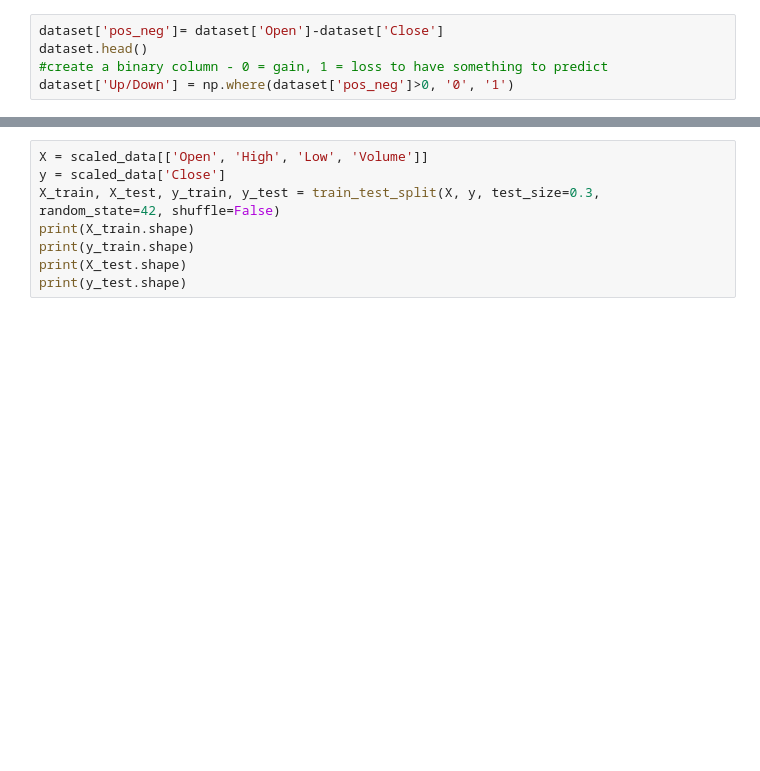
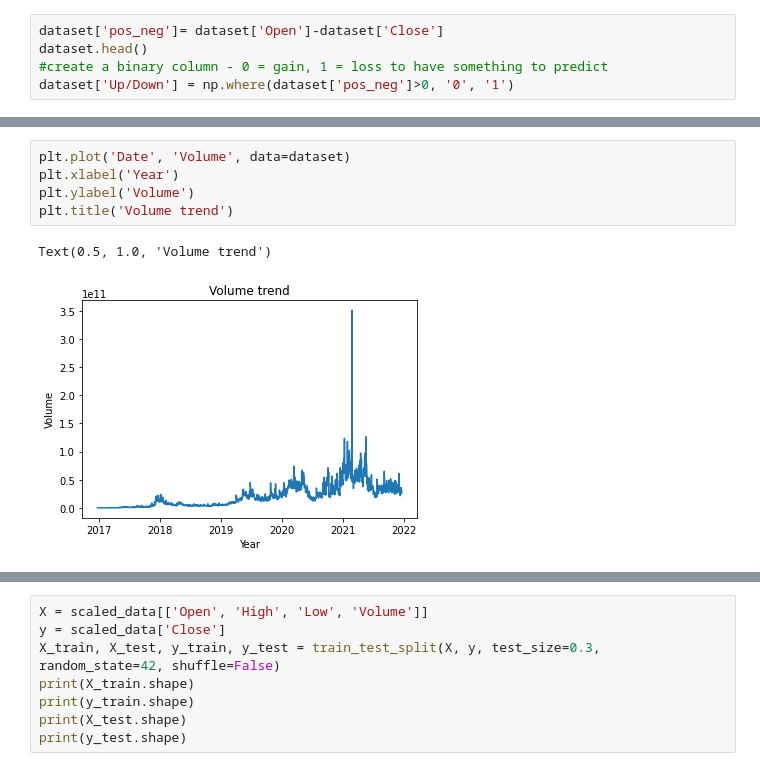
Before and after one commit to marina-sam14/BitcoinClosePricePrediction, a Jupyter notebook: MachineLearning.ipynb, the cells around one changed output, grey strips where cells are left out. Saved outputs shown, nothing was run; the diff lists cells and outputs as text; blank space fills up the shorter version.

```diff
--- a/MachineLearning.ipynb
+++ b/MachineLearning.ipynb
@@ -42,0 +135,8 @@ dataset['Up/Down'] = np.where(dataset['pos_neg']>0, '0', '1')
+# %%
+plt.plot('Date', 'Volume', data=dataset)
+plt.xlabel('Year')
+plt.ylabel('Volume')
+plt.title('Volume trend')
+# %% [output]
+Text(0.5, 1.0, 'Volume trend')
+[figure, added]
```
Also changed, not shown: parts of 63 cells of this notebook, 4 other files.
